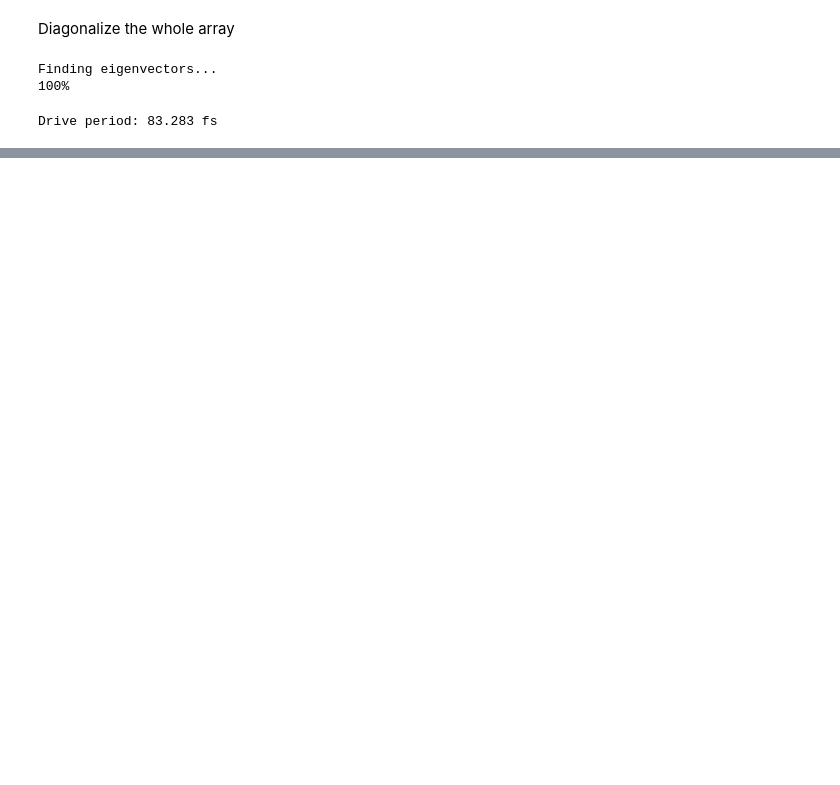
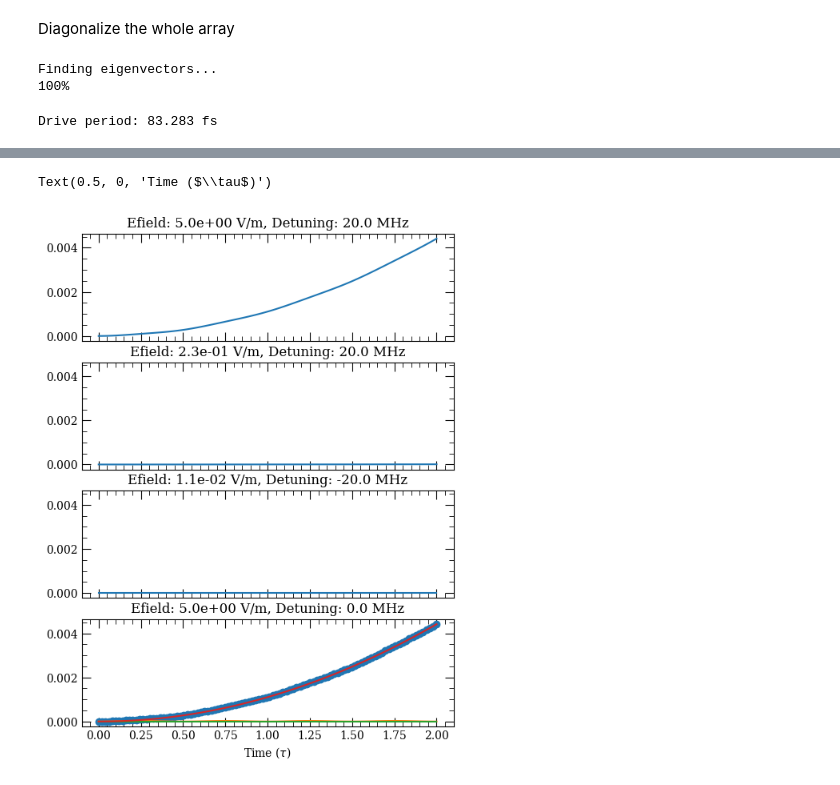
Before and after one commit to dihm/ARC-Alkali-Rydberg-Calculator, a Jupyter notebook: doc/Floquet_tests.ipynb, the cells around one changed output, grey strips where cells are left out. Drawn from its saved outputs; the diff is of its cells as text; code cells hidden in the pictures; blank space fills up the shorter version.

```diff
--- a/doc/Floquet_tests.ipynb
+++ b/doc/Floquet_tests.ipynb
@@ -280,0 +281,24 @@ print(operand.shape)
+# %%
+fig, (ax1,ax2,ax3, ax4) = plt.subplots(4, sharex=True, figsize=(6,8),sharey=True)
+
+#ax1.set_ylim((0,1.1))
+e = -1; f = 51;
+ax1.set_title(f'Efield: {efields[e]:.1e} V/m, Detuning: {(freqs[f]-f0)*1e-6:.1f} MHz')
+ax1.plot(ts/tau, operand[:,e,f])
+
+e = 6; f = 51;
+ax2.set_title(f'Efield: {efields[e]:.1e} V/m, Detuning: {(freqs[f]-f0)*1e-6:.1f} MHz')
+ax2.plot(ts/tau, operand[:,e,f])
+
+e = 3; f = 49;
+ax3.set_title(f'Efield: {efields[e]:.1e} V/m, Detuning: {(freqs[f]-f0)*1e-6:.1f} MHz')
+ax3.plot(ts/tau, operand[:,e,f])
+
+e = -1; f = 50;
+ax4.set_title(f'Efield: {efields[e]:.1e} V/m, Detuning: {(freqs[f]-f0)*1e-6:.1f} MHz')
+ax4.plot(ts/tau, operand[:,e,f],'o-')
+ax4.plot(ts/tau, u3[:,e,f])
+ax4.set_xlabel('Time ($\\tau$)')
+# %% [output]
+Text(0.5, 0, 'Time ($\\tau$)')
+[figure, added]
```
Also changed, not shown: parts of 29 cells of this notebook.
